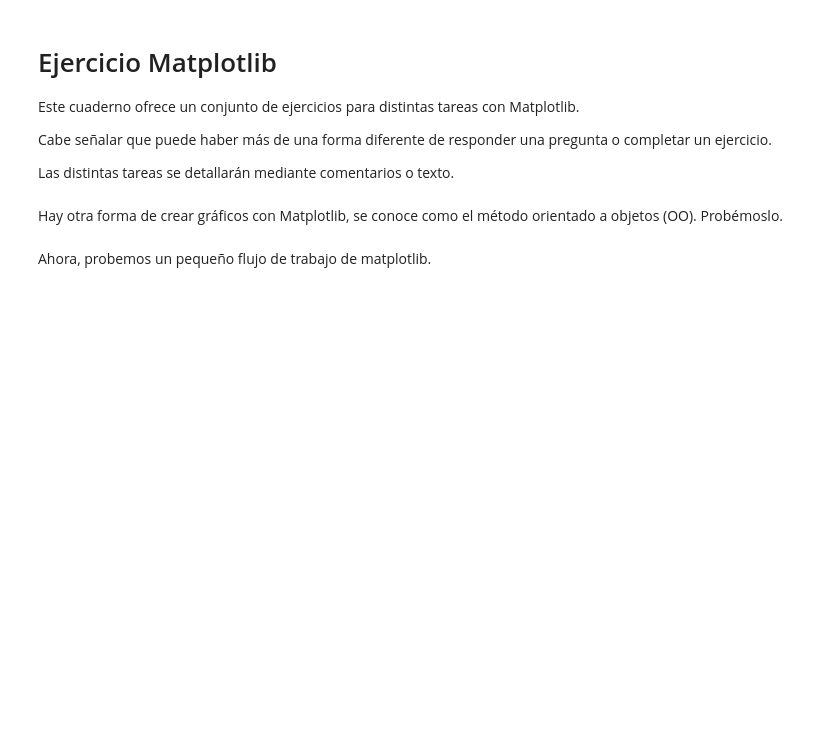
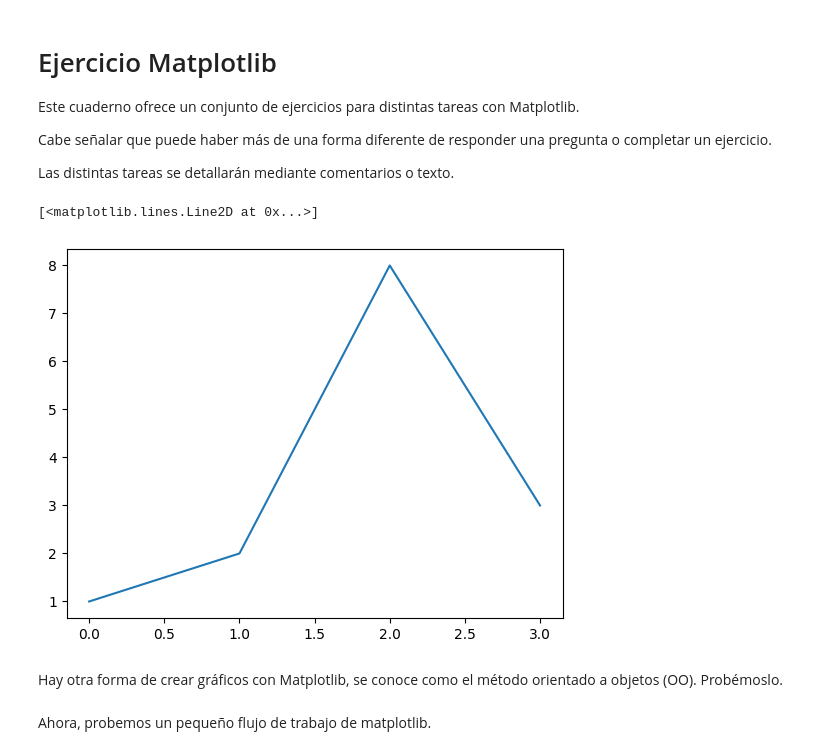
Before and after one commit to AlexDotel/Practicas-Machine-Learning, a Jupyter notebook: Ejercicio_Matplotlib.ipynb, the cells around one changed output. Saved outputs shown, nothing was run; the diff lists cells and outputs as text; code cells hidden in the pictures; blank space fills up the shorter version.

```diff
--- a/Ejercicio_Matplotlib.ipynb
+++ b/Ejercicio_Matplotlib.ipynb
@@ -12,4 +15,8 @@ Las distintas tareas se detallarán mediante comentarios o texto.
 # %%
 # Crea un gráfico simple usando plt.plot()
+plt.plot([1, 2, 8, 3])
+# %% [output]
+[<matplotlib.lines.Line2D at 0x...>]
+[figure, added]
 # %%
 # Grafica una sola lista de Python
```
Also changed, not shown: parts of 3 cells of this notebook.
